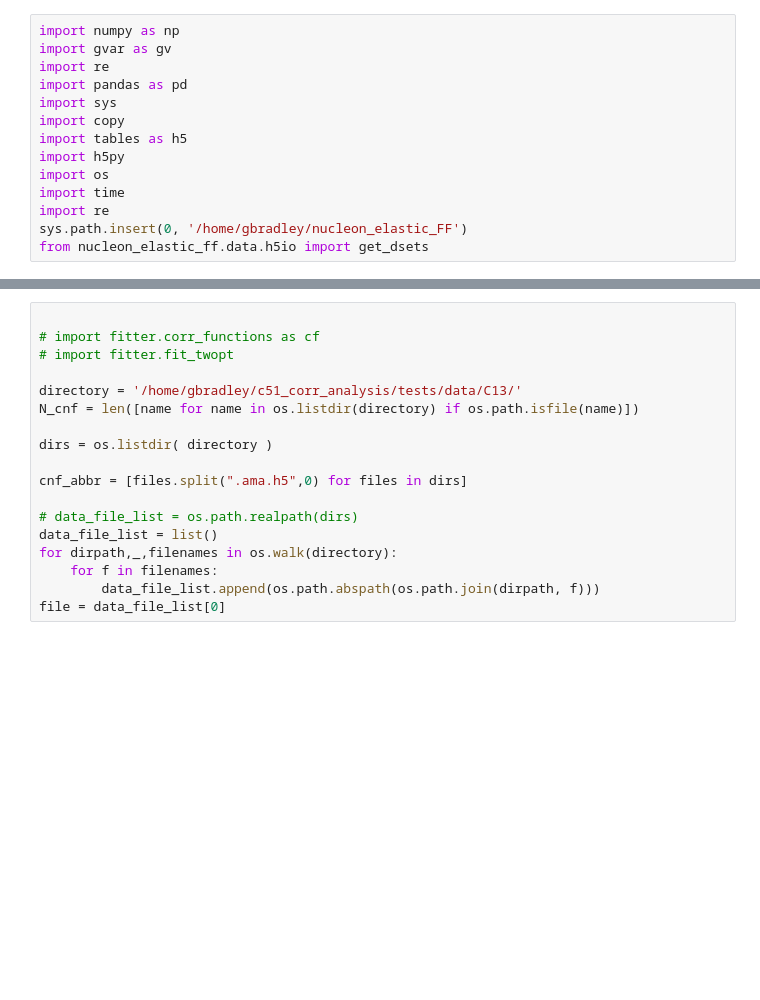
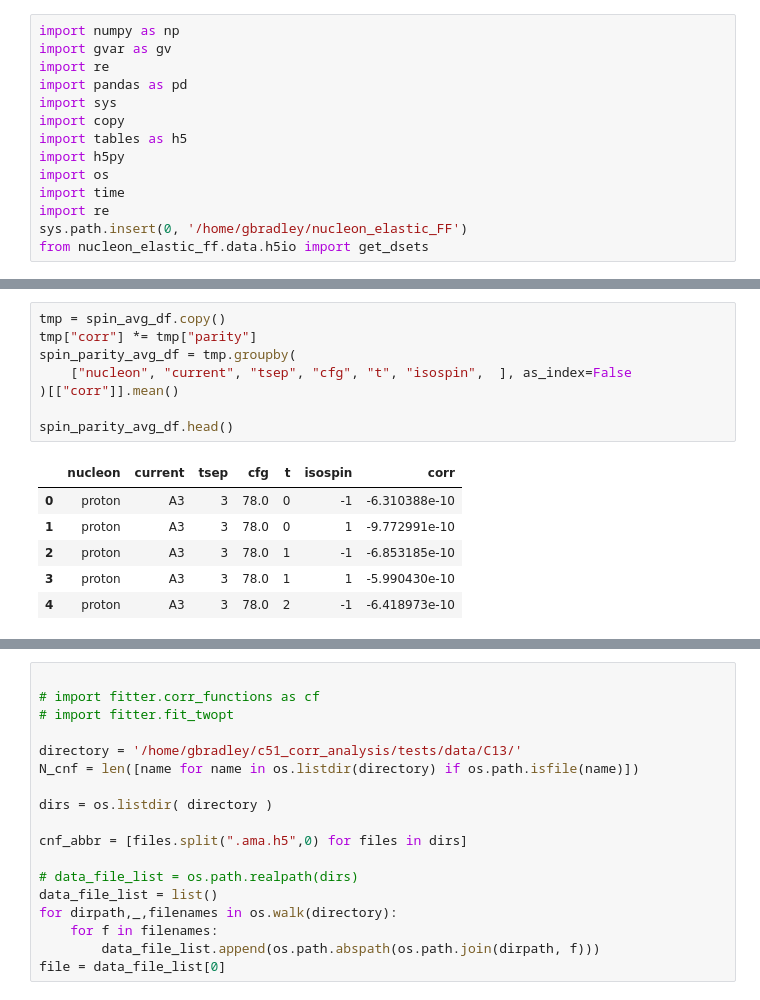
Before and after one commit to gb-lanl/c51_corr_analysis, a Jupyter notebook: src/fitter/lanl_data.ipynb, the cells around one changed output, grey strips where cells are left out. Drawn from its saved outputs; the diff is of its cells as text; blank space fills up the shorter version.

```diff
--- a/src/fitter/lanl_data.ipynb
+++ b/src/fitter/lanl_data.ipynb
@@ -14,0 +126,15 @@ from nucleon_elastic_ff.data.h5io import get_dsets
+# %%
+tmp = spin_avg_df.copy()
+tmp["corr"] *= tmp["parity"]
+spin_parity_avg_df = tmp.groupby(
+    ["nucleon", "current", "tsep", "cfg", "t", "isospin",  ], as_index=False
+)[["corr"]].mean()
+
+spin_parity_avg_df.head()
+# %% [output]
+|  | nucleon | current | tsep | cfg | t | isospin | corr |
+| 0 | proton | A3 | 3 | 78.0 | 0 | -1 | -6.310388e-10 |
+| 1 | proton | A3 | 3 | 78.0 | 0 | 1 | -9.772991e-10 |
+| 2 | proton | A3 | 3 | 78.0 | 1 | -1 | -6.853185e-10 |
+| 3 | proton | A3 | 3 | 78.0 | 1 | 1 | -5.990430e-10 |
+| 4 | proton | A3 | 3 | 78.0 | 2 | -1 | -6.418973e-10 |
```
Also changed, not shown: parts of 11 cells of this notebook, 6 other files.
